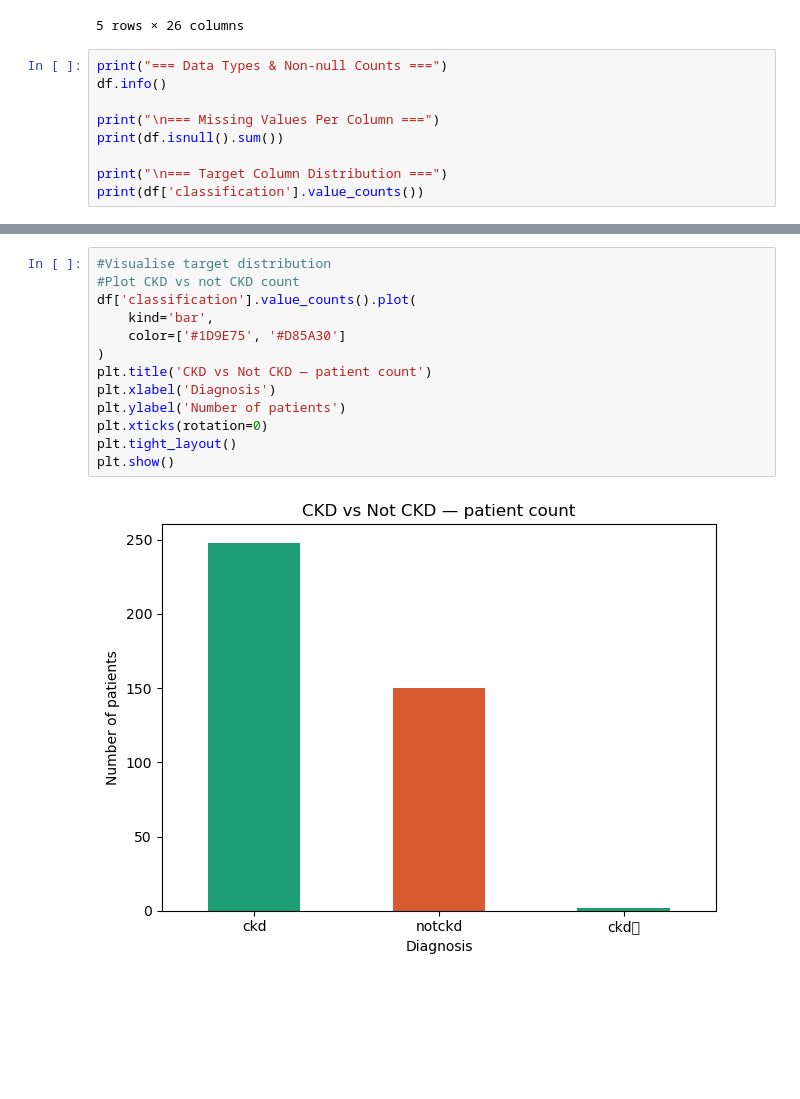
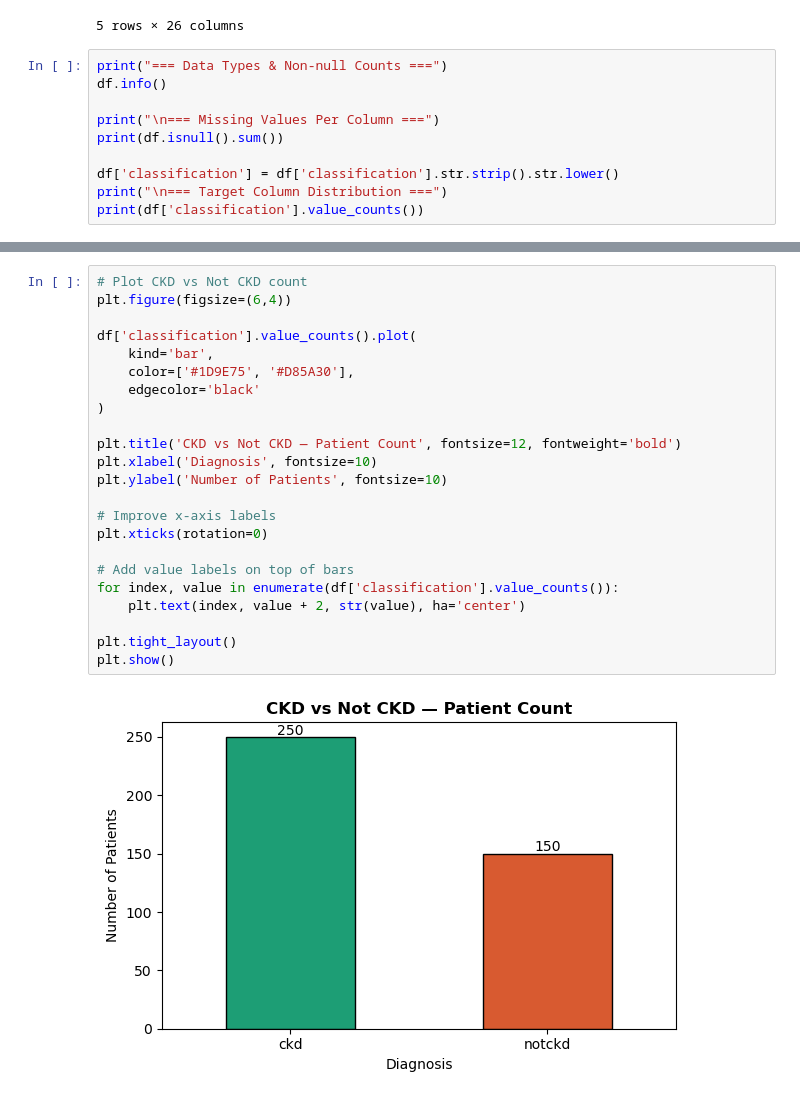
Before and after one commit to isiniperera/ML-assignment, a Jupyter notebook: notebooks/logistic_regression.ipynb, the cells around one changed output, grey strips where cells are left out. Cells and saved outputs as stored; diff of their text form; blank space fills up the shorter version.

```diff
--- a/notebooks/logistic_regression.ipynb
+++ b/notebooks/logistic_regression.ipynb
@@ -38,6 +38,7 @@ df.info()
 print("\n=== Missing Values Per Column ===")
 print(df.isnull().sum())
 
+df['classification'] = df['classification'].str.strip().str.lower()
 print("\n=== Target Column Distribution ===")
 print(df['classification'].value_counts())
 # %% [output]
@@ -60,17 +61,27 @@ ckd\t       2
 Name: count, dtype: int64
 # %%
-#Visualise target distribution
-#Plot CKD vs not CKD count
+# Plot CKD vs Not CKD count
+plt.figure(figsize=(6,4))
+
 df['classification'].value_counts().plot(
     kind='bar',
-    color=['#1D9E75', '#D85A30']
+    color=['#1D9E75', '#D85A30'],
+    edgecolor='black'
 )
-plt.title('CKD vs Not CKD — patient count')
-plt.xlabel('Diagnosis')
-plt.ylabel('Number of patients')
+
+plt.title('CKD vs Not CKD — Patient Count', fontsize=12, fontweight='bold')
+plt.xlabel('Diagnosis', fontsize=10)
+plt.ylabel('Number of Patients', fontsize=10)
+
+# Improve x-axis labels
 plt.xticks(rotation=0)
+
+# Add value labels on top of bars
+for index, value in enumerate(df['classification'].value_counts()):
+    plt.text(index, value + 2, str(value), ha='center')
+
 plt.tight_layout()
 plt.show()
 # %% [output]
-[figure, old version]
+[figure, new version]
 # %%
```
Also changed, not shown: parts of 13 cells of this notebook.
